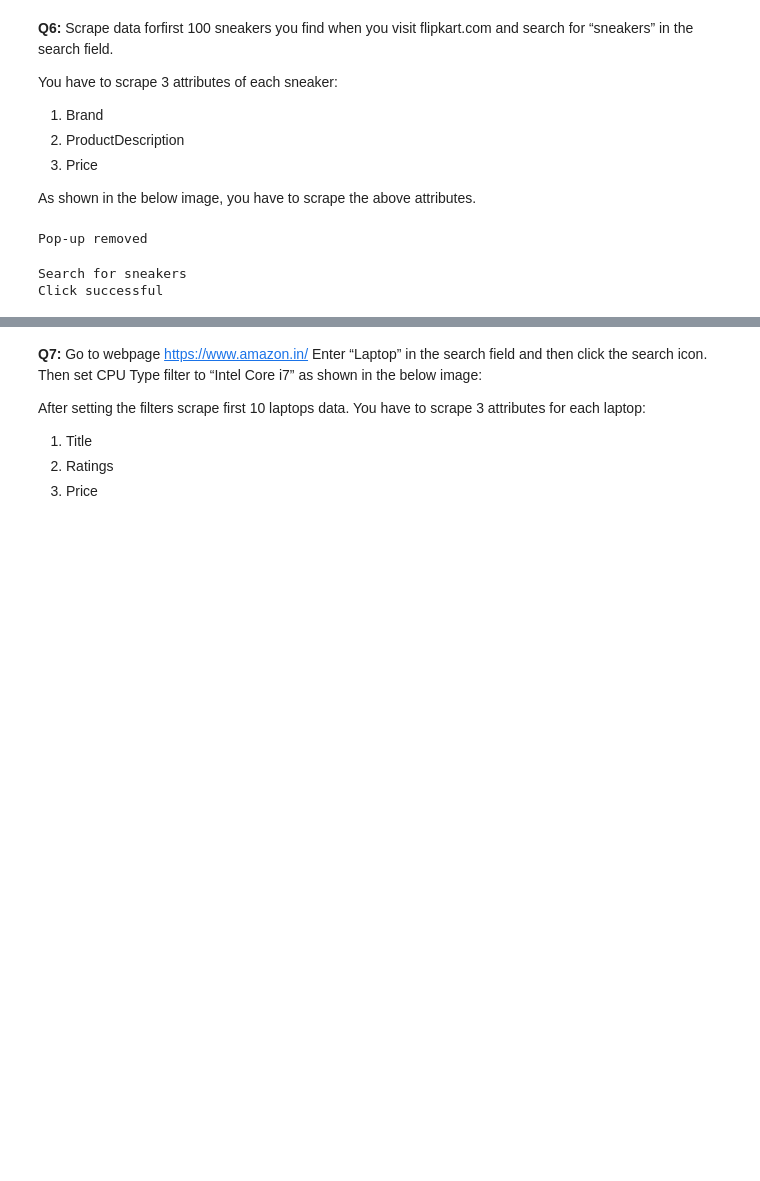
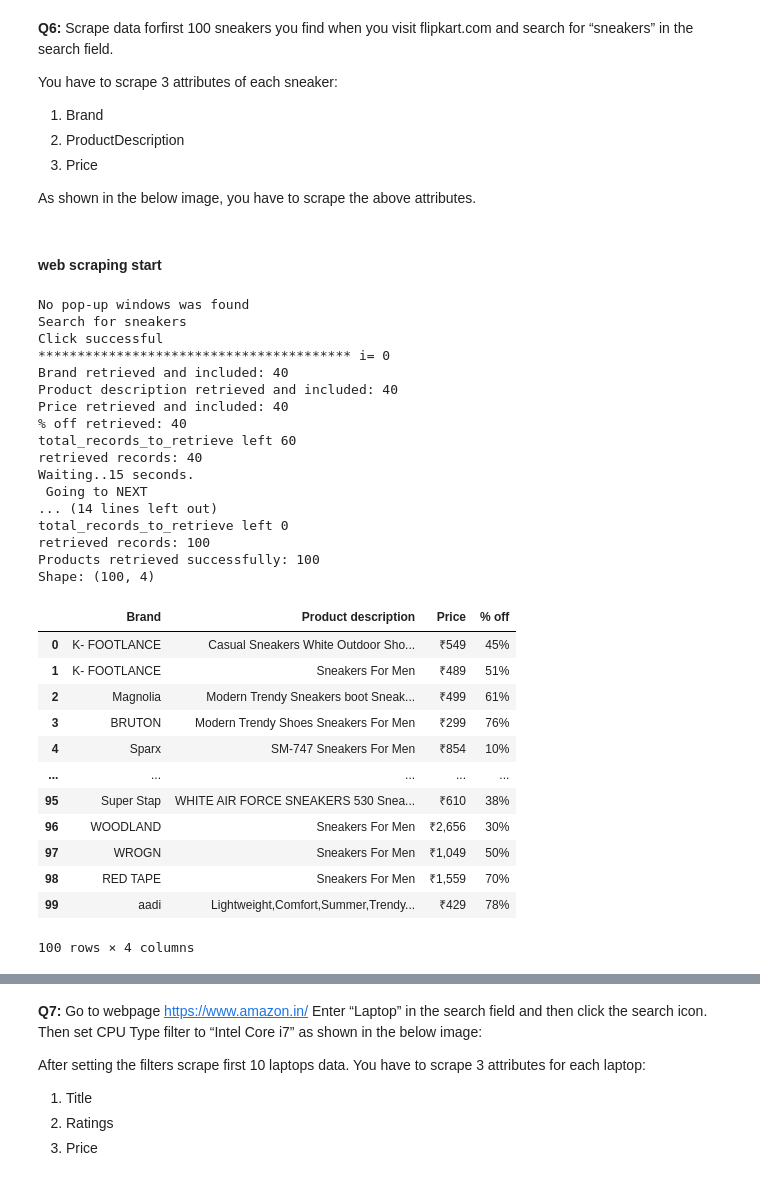
Before and after one commit to matiaga/Internship, a Jupyter notebook: Web Scraping - Assignment-2.ipynb, the cells around one changed output, grey strips where cells are left out. Saved outputs shown, nothing was run; the diff lists cells and outputs as text; code cells hidden in the pictures; blank space fills up the shorter version.

```diff
--- a/Web Scraping - Assignment-2.ipynb
+++ b/Web Scraping - Assignment-2.ipynb
@@ -343,20 +529,69 @@ You have to scrape 3 attributes of each sneaker:
 3. Price
 
 As shown in the below image, you have to scrape the above attributes.
+# %% [markdown]
+#### web scraping start
 # %%
 driver = webdriver.Chrome()
+
+url = "https://www.flipkart.com/"
+driver.get(url)
+
+# Closing pop-up window
+wait_time = 3
+time.sleep(wait_time)
+
+remove_popup()
+
+# Search for product
+time.sleep(wait_time)
+
+product = 'sneakers'
+search_product(product)
+
+# Web scraping the products
+time.sleep(5)
+df_products = retrieve_products(100)
+
+# Checking the size of dataframe
+print(f"Shape: {df_products.shape}")
+
+# Cleaning driver
+driver.quit()
+
+df_products = cleaning_products(df_products)
+display(df_products)
+
+# Saving the result dataset
+df_products.to_csv('webScraping2_datasets/q6_sneakers.csv')
+# %% [output]
+No pop-up windows was found
+Search for sneakers
+Click successful
+**************************************** i= 0
+Brand retrieved and included: 40
+Product description retrieved and included: 40
+Price retrieved and included: 40
+% off retrieved: 40
+total_records_to_retrieve left 60
+retrieved records: 40
+Waiting..15 seconds.
+ Going to NEXT
+... (14 lines left out)
+total_records_to_retrieve left 0
+retrieved records: 100
+Products retrieved successfully: 100
+Shape: (100, 4)
+|  | Brand | Product description | Price | % off |
+| 0 | K- FOOTLANCE | Casual Sneakers White Outdoor Sho... | ₹549 | 45% |
+| 1 | K- FOOTLANCE | Sneakers For Men | ₹489 | 51% |
+| 2 | Magnolia | Modern Trendy Sneakers boot Sneak... | ₹499 | 61% |
+| 3 | BRUTON | Modern Trendy Shoes Sneakers For Men | ₹299 | 76% |
+| 4 | Sparx | SM-747 Sneakers For Men | ₹854 | 10% |
+| ... | ... | ... | ... | ... |
+| 95 | Super Stap | WHITE AIR FORCE SNEAKERS 530 Snea... | ₹610 | 38% |
+| 96 | WOODLAND | Sneakers For Men | ₹2,656 | 30% |
+| 97 | WROGN | Sneakers For Men | ₹1,049 | 50% |
+| 98 | RED TAPE | Sneakers For Men | ₹1,559 | 70% |
+| 99 | aadi | Lightweight,Comfort,Summer,Trendy... | ₹429 | 78% |
+100 rows × 4 columns
-# %%
-driver.get("https://www.flipkart.com/")
-
-# Closing pop-up window
-wait = WebDriverWait(driver, 30)
-
-remove_popup()
-# %% [output]
-Pop-up removed
-# %%
-product = 'sneakers'
-search_product(product)
-# %% [output]
-Search for sneakers
-Click successful
```
Also changed, not shown: parts of 47 cells of this notebook, 7 other files.
